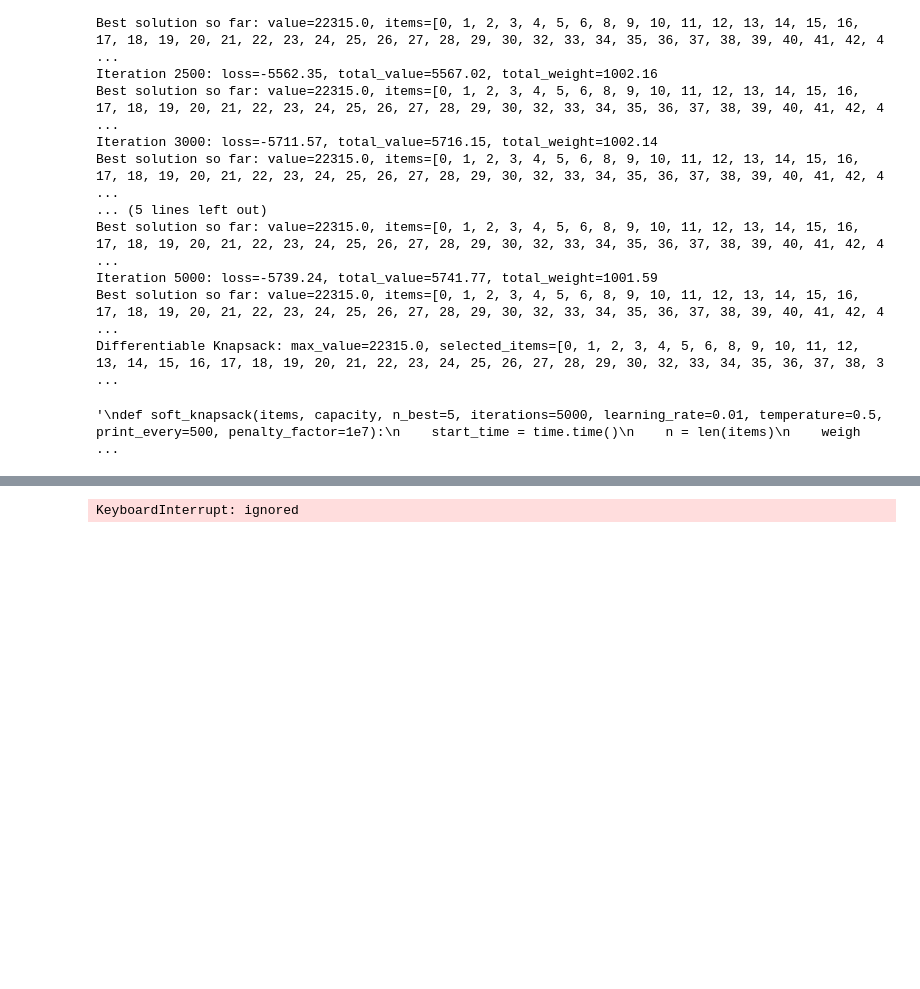
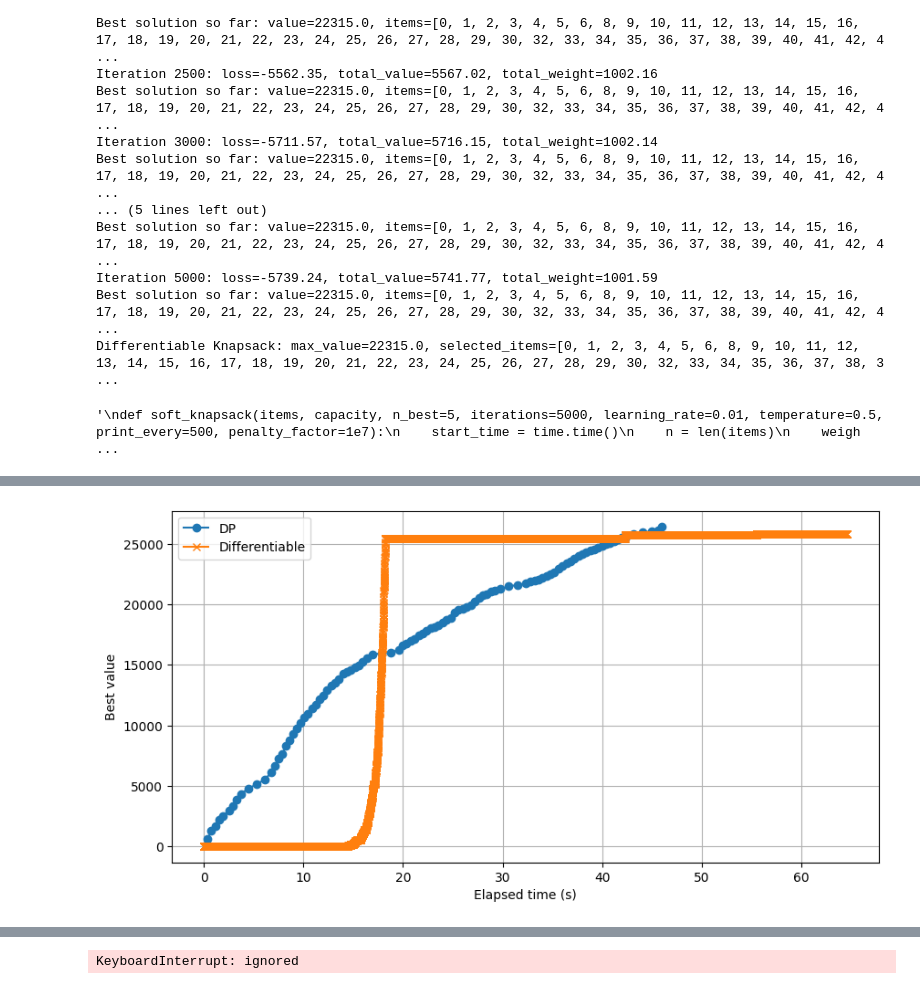
Before and after one commit to explcre/pipeDejavu, a Jupyter notebook: auto_pipeline_slicing_dp_ipynb-copy.ipynb, the cells around one changed output, grey strips where cells are left out. Drawn from its saved outputs; the diff is of its cells as text; code cells hidden in the pictures; blank space fills up the shorter version.

```diff
--- a/auto_pipeline_slicing_dp_ipynb-copy.ipynb
+++ b/auto_pipeline_slicing_dp_ipynb-copy.ipynb
@@ -632,0 +627,29 @@ Best solution so far: value=25353.0, items=[1, 3, 4, 6, 7, 9, 10, 14, 15, 20, 21
+# %%
+
+# Create a non-decreasing sequence of best values with respect to time
+diff_history_best_values = []
+max_value_so_far = -1
+for value in diff_values:
+    if value > max_value_so_far:
+        max_value_so_far = value
+    diff_history_best_values.append(max_value_so_far)
+
+# Plot the results
+plt.figure(figsize=(10, 5))
+plt.plot(dp_time, dp_values, label="DP", marker="o")
+plt.plot(diff_time, diff_history_best_values, label="Differentiable", marker="x")
+plt.xlabel("Elapsed time (s)")
+plt.ylabel("Best value")
+plt.legend()
+plt.grid()
+plt.show()
+'''
+plt.plot(dp_time, dp_values, label="Dynamic Programming")
+plt.plot(diff_time, diff_values, label="Differentiable Knapsack")
+plt.xlabel("Elapsed Time (s)")
+plt.ylabel("Best Searched Solution So Far")
+plt.legend()
+plt.show()
+'''
+# %% [output]
+[figure, added]
```
Also changed, not shown: parts of 3 cells of this notebook.
